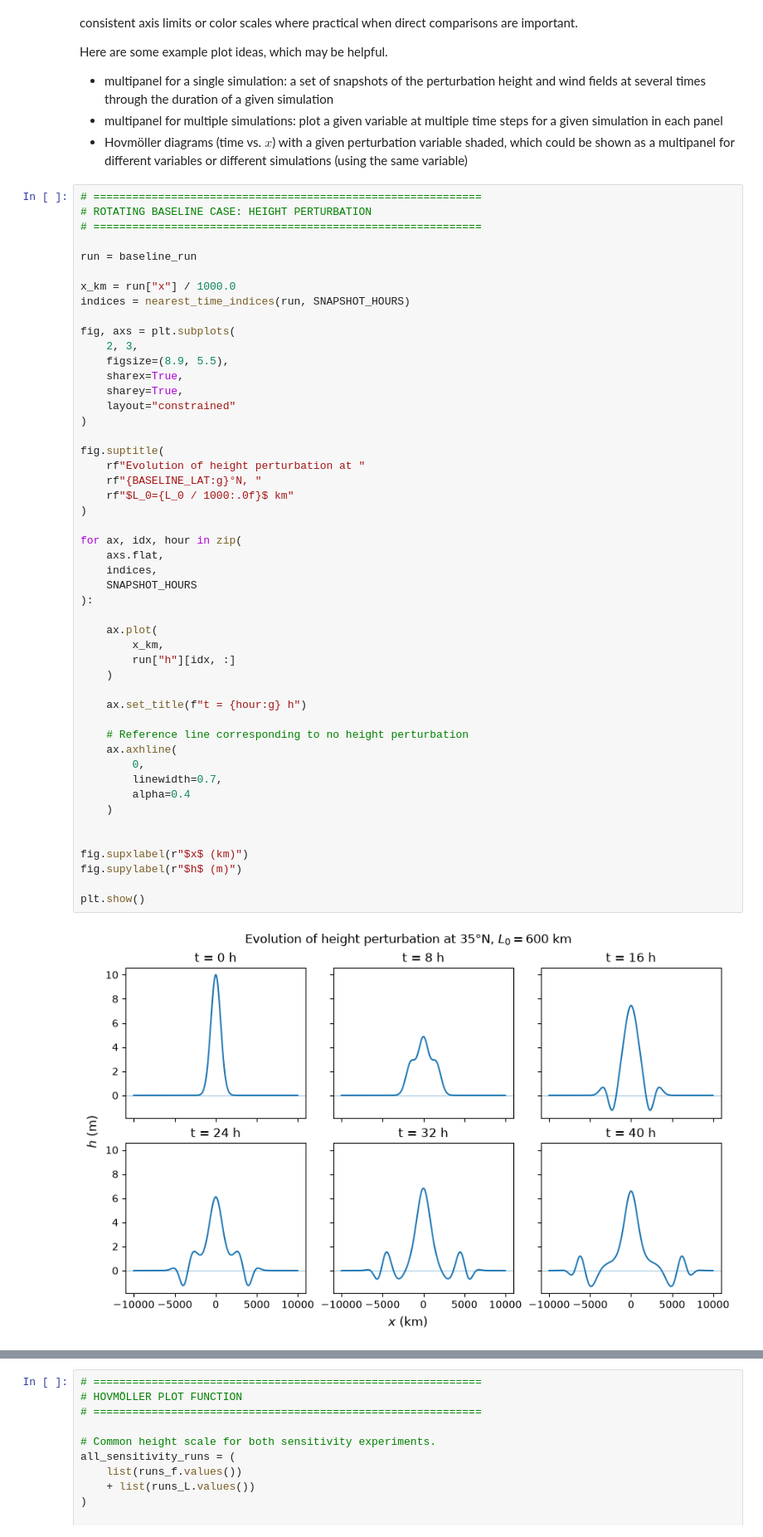
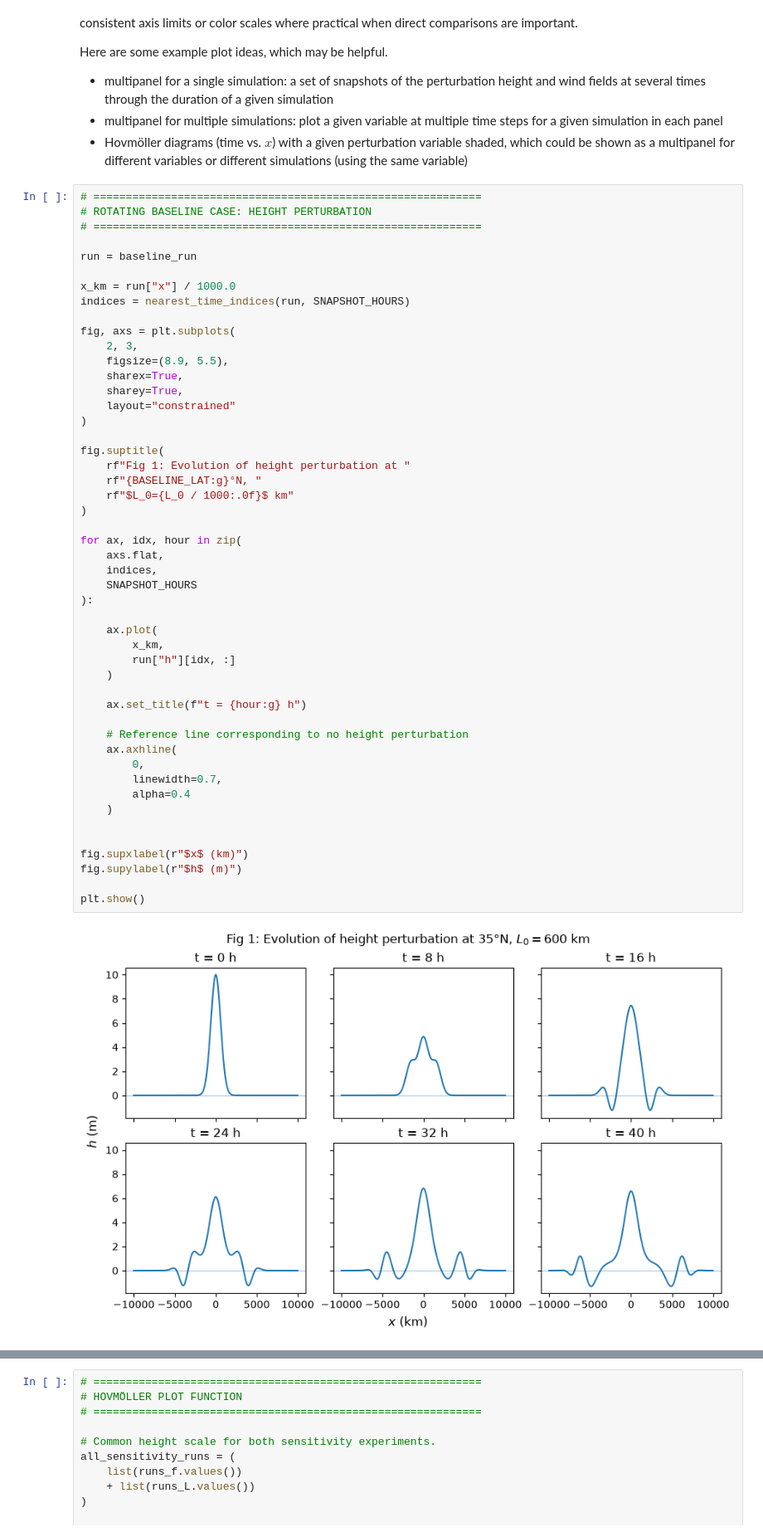
Before and after one commit to Chely-beep/METR5003, a Jupyter notebook: lab2_geostrophic_adjustment.ipynb, the cells around one changed output, grey strips where cells are left out. Shown at 83% size. Cells and saved outputs as stored; diff of their text form.

```diff
--- a/lab2_geostrophic_adjustment.ipynb
+++ b/lab2_geostrophic_adjustment.ipynb
@@ -410,38 +410,38 @@ fig, axs = plt.subplots(
 )
 
 fig.suptitle(
-    rf"Evolution of height perturbation at "
+    rf"Fig 1: Evolution of height perturbation at "
     rf"{BASELINE_LAT:g}°N, "
     rf"$L_0={L_0 / 1000:.0f}$ km"
 )
 
 for ax, idx, hour in zip(
     axs.flat,
     indices,
     SNAPSHOT_HOURS
 ):
 
     ax.plot(
         x_km,
         run["h"][idx, :]
     )
 
     ax.set_title(f"t = {hour:g} h")
 
     # Reference line corresponding to no height perturbation
     ax.axhline(
         0,
         linewidth=0.7,
         alpha=0.4
     )
 
 
 fig.supxlabel(r"$x$ (km)")
 fig.supylabel(r"$h$ (m)")
 
 plt.show()
 # %% [output]
-[figure, old version]
+[figure, new version]
 # %%
 # ============================================================
 # ROTATING BASELINE CASE: WIND COMPONENTS
```
Also changed, not shown: parts of 5 cells of this notebook, 6 other files.
